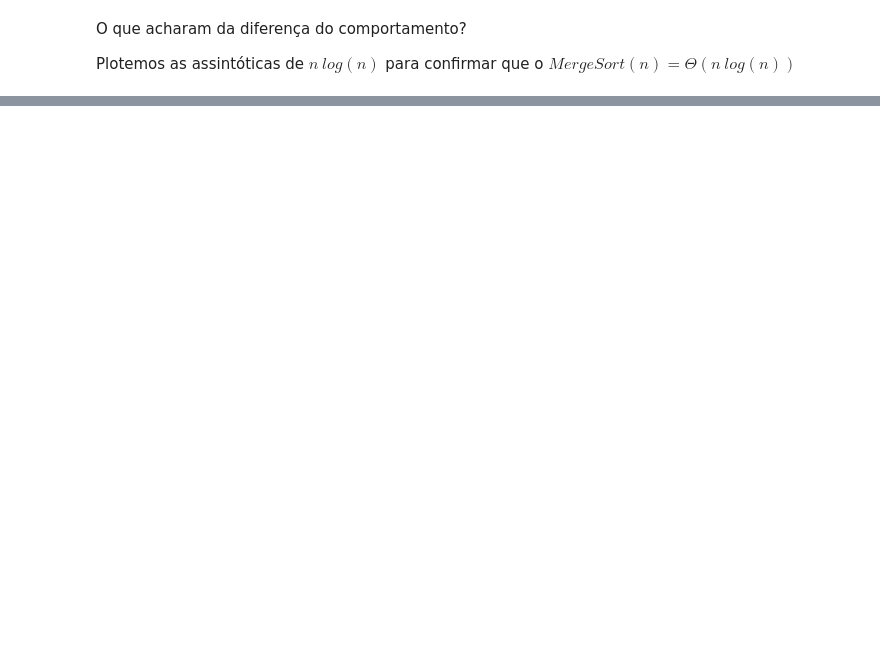
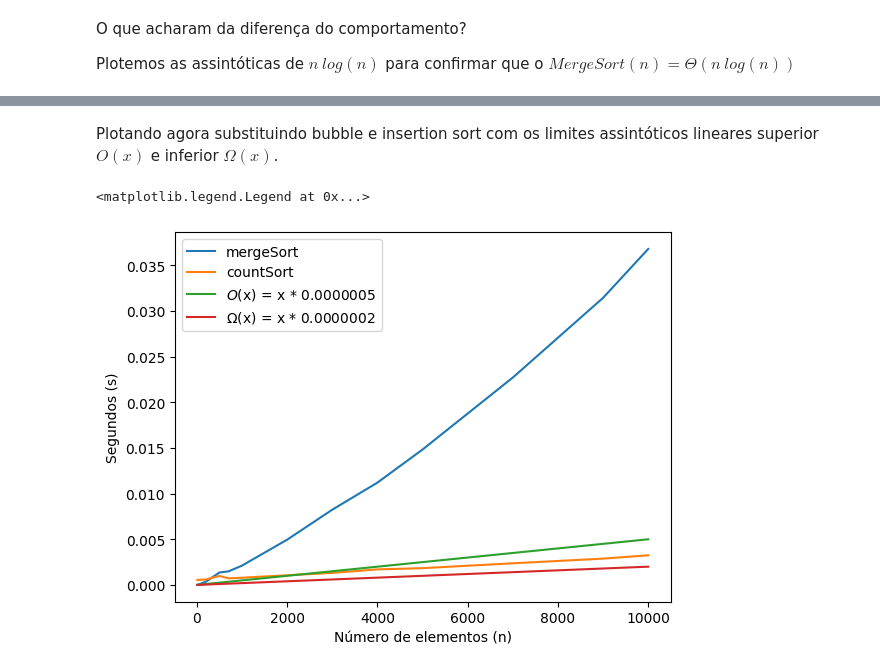
Before and after one commit to Gabrielcarvfer/Estrutura-de-dados-UnB, a Jupyter notebook: 02_analise_de_algoritmos.ipynb, the cells around one changed output, grey strips where cells are left out. Saved outputs shown, nothing was run; the diff lists cells and outputs as text; code cells hidden in the pictures; blank space fills up the shorter version.

```diff
--- a/02_analise_de_algoritmos.ipynb
+++ b/02_analise_de_algoritmos.ipynb
@@ -248 +294,14 @@ plt.legend()
+# %% [markdown]
+Plotando agora substituindo bubble e insertion sort com os limites assintóticos lineares superior $O(x)$ e inferior $\Omega(x)$.
+# %%
+plt.ylabel("Segundos (s)")
+plt.xlabel("Número de elementos (n)")
+plt.plot(x, temposMergeSort, label="mergeSort")
+plt.plot(x, temposCountSort, label="countSort")
+plt.plot(x, [0.0000005*y for y in x], label="$O$(x) = x * 0.0000005")
+plt.plot(x, [0.0000002*y for y in x], label="$\Omega$(x) = x * 0.0000002")
+plt.legend()
+# %% [output]
+<matplotlib.legend.Legend at 0x...>
+[figure, added]
 # %% [markdown]
```
Also changed, not shown: parts of 12 cells of this notebook.
